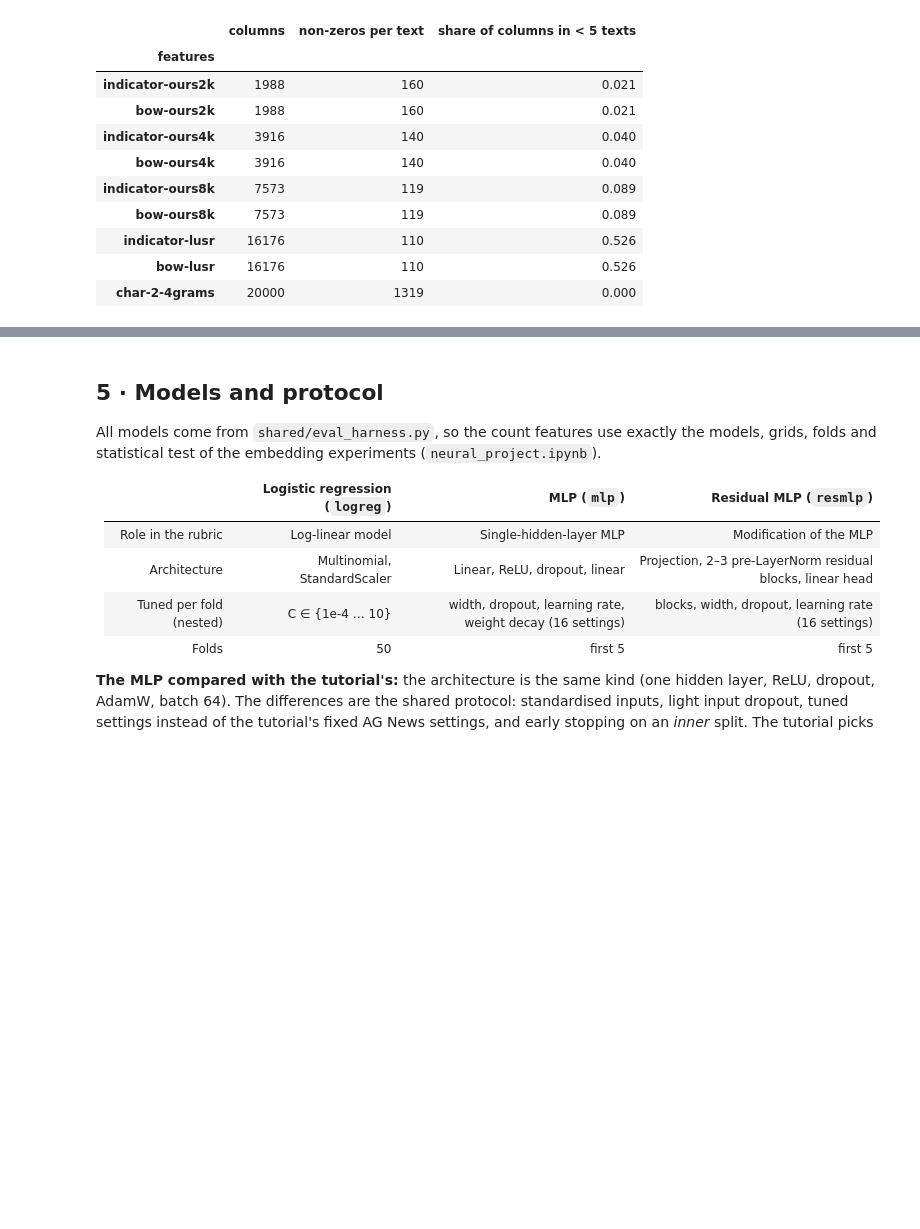
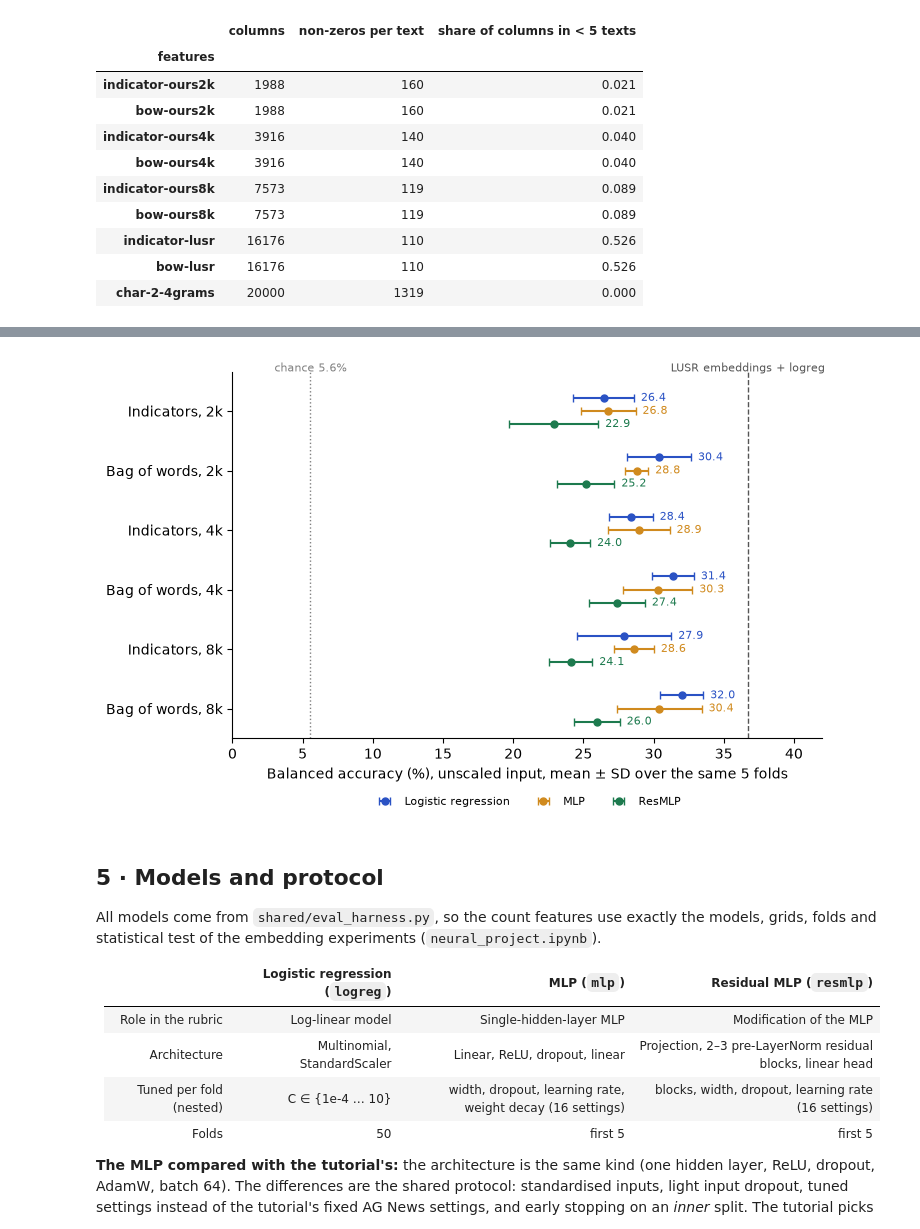
Before and after one commit to artificial-cesare/nlp1-team, a Jupyter notebook: part1/bow_bti_report.ipynb, the cells around one changed output, grey strips where cells are left out. Saved outputs shown, nothing was run; the diff lists cells and outputs as text; code cells hidden in the pictures; blank space fills up the shorter version.

```diff
--- a/part1/bow_bti_report.ipynb
+++ b/part1/bow_bti_report.ipynb
@@ -234,3 +275,49 @@ display(pd.DataFrame(
+# %%
+import matplotlib.pyplot as plt
+
+R = H.load_results()
+reps = [("Indicators, 2k", "indicator-ours2k"), ("Bag of words, 2k", "bow-ours2k"),
+        ("Indicators, 4k", "indicator-ours4k"), ("Bag of words, 4k", "bow-ours4k"),
+        ("Indicators, 8k", "indicator-ours8k"), ("Bag of words, 8k", "bow-ours8k")]
+models = [  # label, result suffix, colour
+    ("Logistic regression", "logreg_unscaled", "#2a52c4"),
+    ("MLP", "mlp_unscaled", "#d08a1e"),
+    ("ResMLP", "resmlp_unscaled", "#1d7a4e"),
+]
+offsets = [-0.22, 0.0, 0.22]
+
+
+def stat(name):
+    s = 100 * H.fold_scores(H.subset_repeats(R[name], 1))  # same first 5 folds for every model
+    return s.mean(), s.std()
+
+
+fig, ax = plt.subplots(figsize=(7.5, 4.8))
+for i, (_, rep) in enumerate(reps):
+    for (label, m, col), off in zip(models, offsets):
+        name = f"{rep}/{m}"
+        if name not in R:
+            continue
+        mean, sd = stat(name)
+        ax.errorbar(mean, i + off, xerr=sd, fmt="o", color=col, capsize=3, ms=5, label=label if i == 0 else None)
+        ax.annotate(f"{mean:.1f}", (mean + sd, i + off), textcoords="offset points", xytext=(5, 0),
+                    va="center", fontsize=8, color=col)
+
+lusr5 = 100 * H.fold_scores(H.subset_repeats(R["lusr/logreg"], 1)).mean()
+for x, txt, col, ls in [(100 / 18, "chance 5.6%", "grey", ":"), (lusr5, "LUSR embeddings + logreg", "#555", "--")]:
+    ax.axvline(x, ls=ls, color=col, lw=1)
+    ax.text(x, -0.62, txt, fontsize=8, color=col, ha="center", va="bottom")
+
+ax.set_yticks(range(len(reps)), [r[0] for r in reps])
+ax.set_ylim(len(reps) - 0.5, -0.65)
+ax.set_xlim(0, 42)
+ax.set_xlabel("Balanced accuracy (%), unscaled input, mean ± SD over the same 5 folds")
+ax.spines[["top", "right"]].set_visible(False)
+ax.legend(loc="upper center", bbox_to_anchor=(0.5, -0.13), ncol=3, frameon=False, fontsize=8)
+plt.tight_layout()
+plt.show()
+# %% [output]
+[figure, added]
 # %% [markdown]
 ## 5 · Models and protocol
 
```
Also changed, not shown: parts of 18 cells of this notebook, 21 other files.
